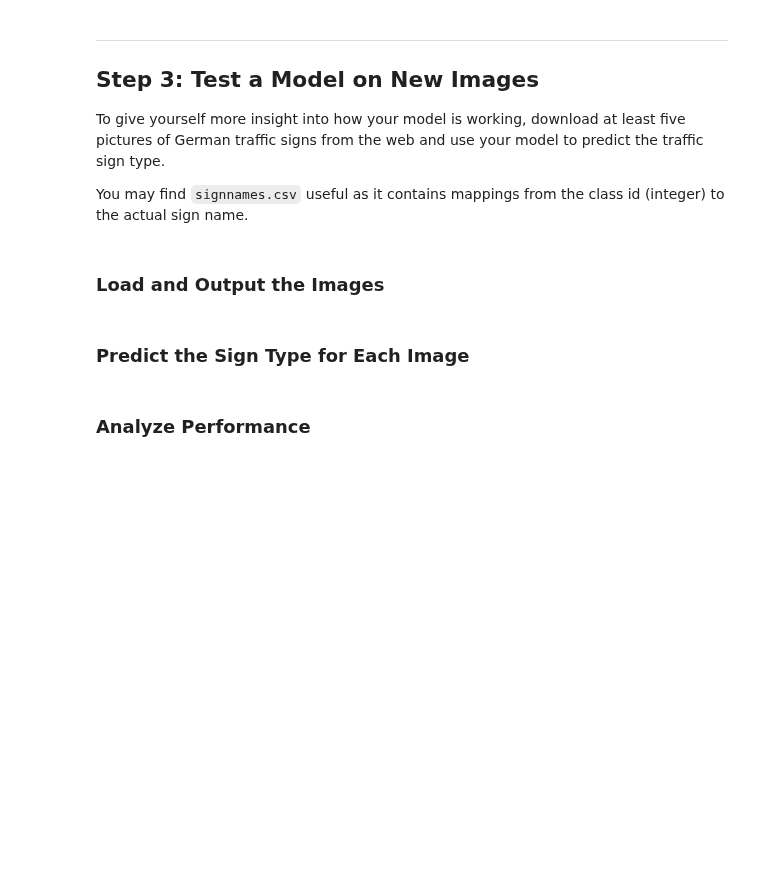
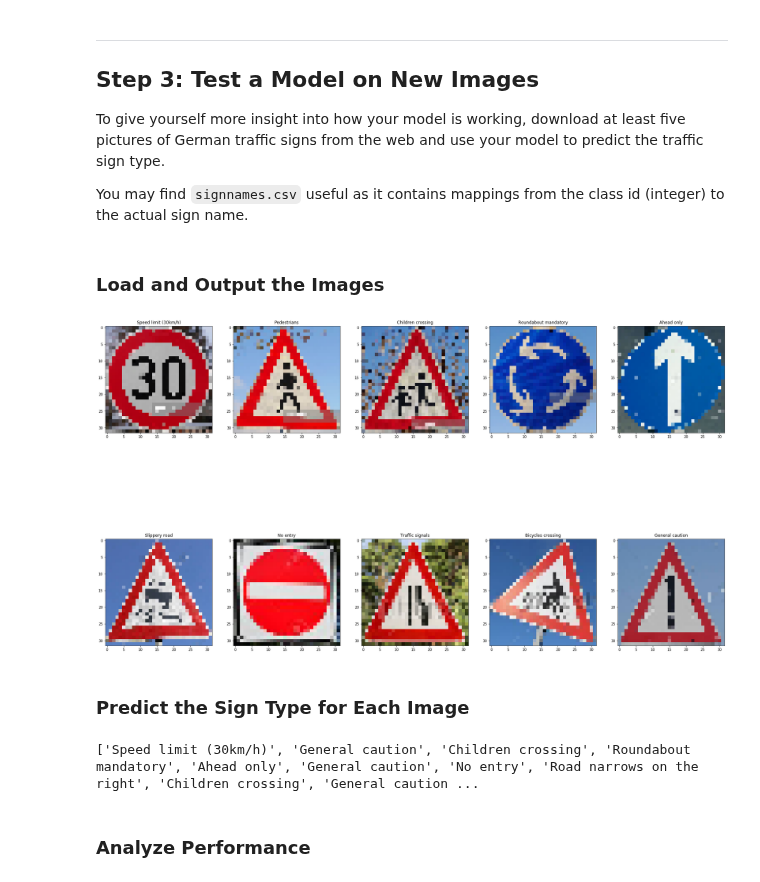
Before and after one commit to ekkus93/CarND-Traffic-Sign-Classifier-Project, a Jupyter notebook: Traffic_Sign_Classifier.ipynb, the cells around one changed output. Cells and saved outputs as stored; diff of their text form; code cells hidden in the pictures; blank space fills up the shorter version.

Commit message:
committing before adding new dataset

```diff
--- a/Traffic_Sign_Classifier.ipynb
+++ b/Traffic_Sign_Classifier.ipynb
@@ -71,20 +71,32 @@ def crop_resize_images(image_arr, meta_pd, resize_dim):
 
     return np.stack(cropped_resized_images)
 # %%
-def make_image_dataset(main_img_dir, resize_dim=(32, 32, 3)):
+def make_image_dataset(main_img_dir, resize_dim=(32, 32, 3), csv_delimiter=';', has_subdirs=True):
     feature_arr = []
     label_arr = []
     sizes = []
     coords = []
 
-    for curr_dir in tqdm([x for x in os.listdir(main_img_dir) if not x.startswith('.')]):
-        csv_file = [x for x in os.listdir('%s/%s' % (main_img_dir, curr_dir)) if x.endswith('.csv')][0]
-        image_arr, meta_pd = read_images('%s/%s' % (main_img_dir, curr_dir), csv_file)
+    if has_subdirs:
+        for curr_dir in tqdm([x for x in os.listdir(main_img_dir) if not x.startswith('.') and x != 'annotations']):
+            csv_file = [x for x in os.listdir('%s/%s' % (main_img_dir, curr_dir)) if x.endswith('.csv')][0]
+            image_arr, meta_pd = read_images('%s/%s' % (main_img_dir, curr_dir), csv_file, csv_delimiter=csv_delimiter)
+
+            cr_images = crop_resize_images(image_arr, meta_pd, resize_dim)
+            feature_arr.append(cr_images)
+
+            label_arr += [int(curr_dir)] * cr_images.shape[0]
+            sizes += [(row['Width'], row['Height']) for _, row in meta_pd.iterrows()]
+            coords += [(row['Roi.X1'], row['Roi.Y1'], row['Roi.X2'], row['Roi.Y2']) for _, row in meta_pd.iterrows()]
+    else:
+        csv_file = [x for x in os.listdir(main_img_dir) if x.endswith('.csv')][0]
+        image_arr, meta_pd = read_images(main_img_dir, csv_file, csv_delimiter=csv_delimiter)
 
         cr_images = crop_resize_images(image_arr, meta_pd, resize_dim)
         feature_arr.append(cr_images)
 
-        label_arr += [int(curr_dir)] * cr_images.shape[0]
+        # since it's not in a subdir, set it to an unknown label
+        label_arr += meta_pd['ClassId'].tolist()
         sizes += [(row['Width'], row['Height']) for _, row in meta_pd.iterrows()]
         coords += [(row['Roi.X1'], row['Roi.Y1'], row['Roi.X2'], row['Roi.Y2']) for _, row in meta_pd.iterrows()]
 
@@ -501,6 +511,14 @@ You may find `signnames.csv` useful as it contains mappings from the class id (i
 # %%
 ### Load the images and plot them here.
 ### Feel free to use as many code cells as needed.
+# %%
+extra_image_dataset = make_image_dataset(extra_images_dir, resize_dim=(32, 32, 3), csv_delimiter="\t", has_subdirs=False)
+# %%
+X_extra, y_extra = extra_image_dataset['features'], extra_image_dataset['labels']
+# %%
+display_X_y_images(X_extra, y_extra, signnames_pd)
+# %% [output]
+[figure, added]
 # %% [markdown]
 ### Predict the Sign Type for Each Image
 # %%
@@ -510,3 +531,12 @@ You may find `signnames.csv` useful as it contains mappings from the class id (i
+# %%
+with tf.Session() as sess:
+    saver.restore(sess, tf.train.latest_checkpoint('.'))
+
+    logits_result = sess.run(logits_argmax, feed_dict={x: X_extra, keep_prob: 1.0})
+
+    print([signname_val_to_name(signnames_pd, x) for x in logits_result])
+# %% [output]
+['Speed limit (30km/h)', 'General caution', 'Children crossing', 'Roundabout mandatory', 'Ahead only', 'General caution', 'No entry', 'Road narrows on the right', 'Children crossing', 'General caution ...
 # %% [markdown]
 ### Analyze Performance
 # %%
```
Also changed, not shown: parts of 11 cells of this notebook, 3 other files.
